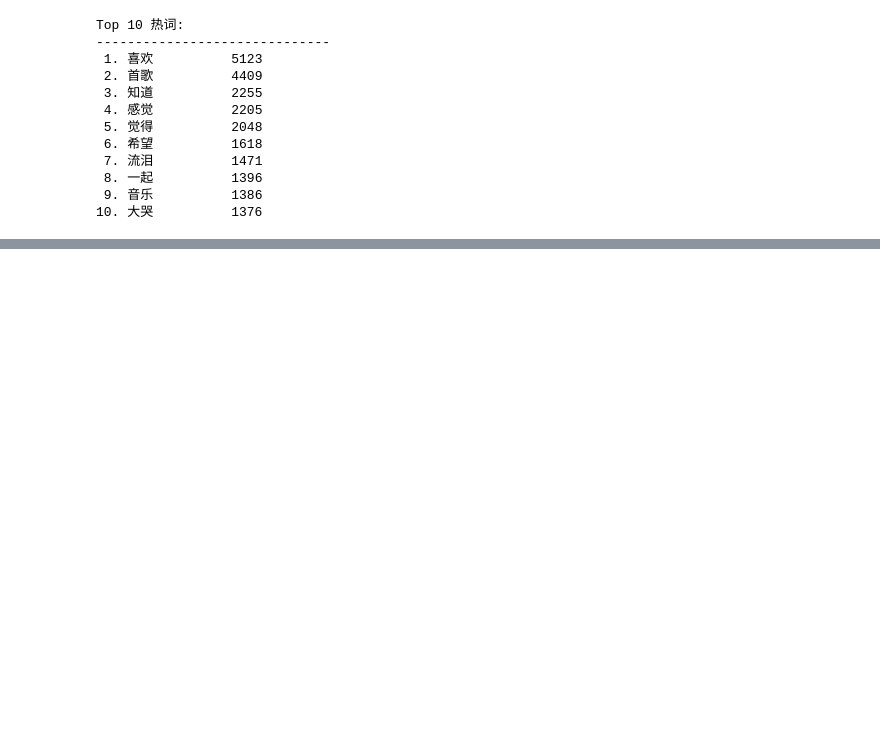
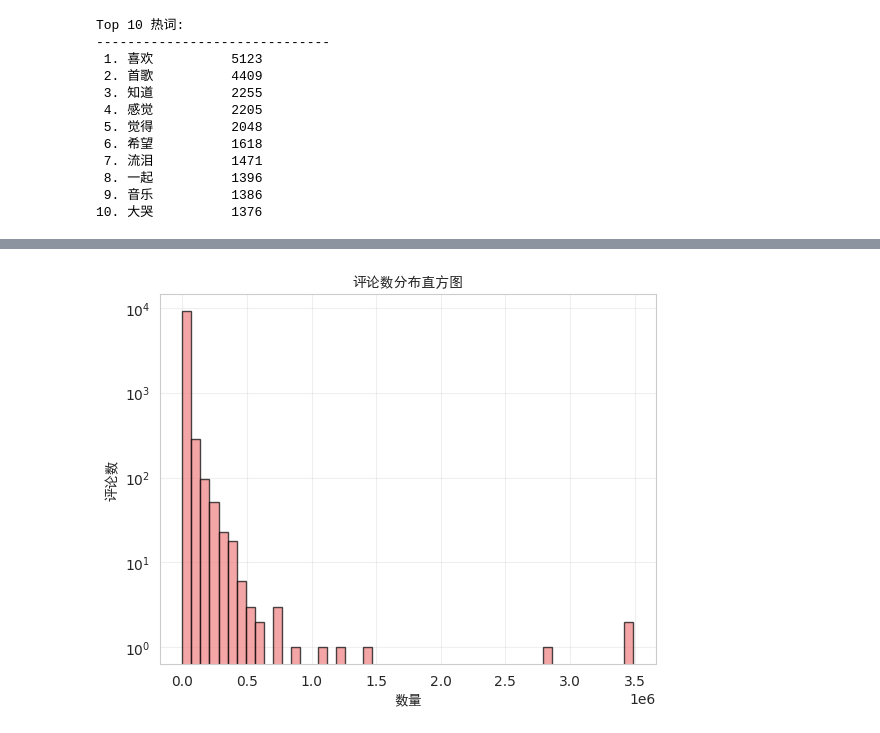
Before and after one commit to LiChengxi666/python_crawler, a Jupyter notebook: data_analyse.ipynb, the cells around one changed output, grey strips where cells are left out. Drawn from its saved outputs; the diff is of its cells as text; code cells hidden in the pictures; blank space fills up the shorter version.

Commit message:
feat(data analyse): 更新数据分析，分析歌曲的评论数量分布分析

```diff
--- a/data_analyse.ipynb
+++ b/data_analyse.ipynb
@@ -274,3 +274,29 @@ Top 10 热词:
  8. 一起          1396
  9. 音乐          1386
 10. 大哭          1376
+# %%
+import pandas as pd
+import numpy as np
+import matplotlib.pyplot as plt
+import seaborn as sns
+from scipy import stats
+from scipy.optimize import curve_fit
+import warnings
+from matplotlib.font_manager import FontProperties
+warnings.filterwarnings('ignore')
+
+# 设置中文字体和样式
+font_path = "/usr/share/fonts/winfonts/simhei.ttf"
+font = FontProperties(fname=font_path)
+sns.set_style("whitegrid")
+# %%
+# 读取数据并给出基本分析
+comments_count_df = pd.read_csv('/home/python_crawler/data/comments_counts_new.csv')
+comments_count = comments_count_df['total_count'].dropna()
+comments_count = comments_count.astype(int)
+
+print("数据基本信息：")
+print(f"数据量: {len(comments_count)}")
+print(f"评论数范围: {comments_count.min()} - {comments_count.max()}")
+print("\n描述性统计：")
+print(comments_count.describe())
@@ -276,0 +318,12 @@ Top 10 热词:
+# %%
+# 绘制直方图
+plt.Figure(figsize=(12, 8))
+bins = 50
+n, bins, patches = plt.hist(comments_count, bins=bins, alpha=0.7, color='lightcoral', edgecolor='black')
+plt.xlabel('数量', fontproperties=font)
+plt.ylabel('评论数', fontproperties=font)
+plt.title('评论数分布直方图', fontproperties=font)
+plt.yscale('log')
+plt.grid(True, alpha=0.3)
+# %% [output]
+[figure, added]
```
Also changed, not shown: parts of 2 cells of this notebook.
